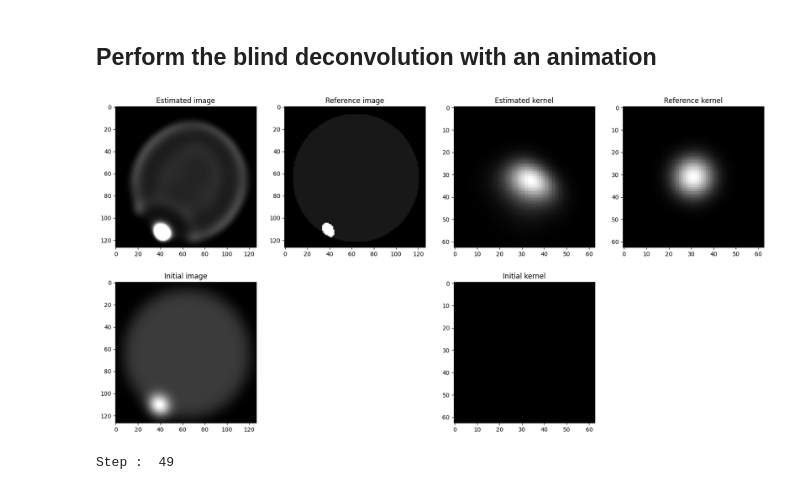
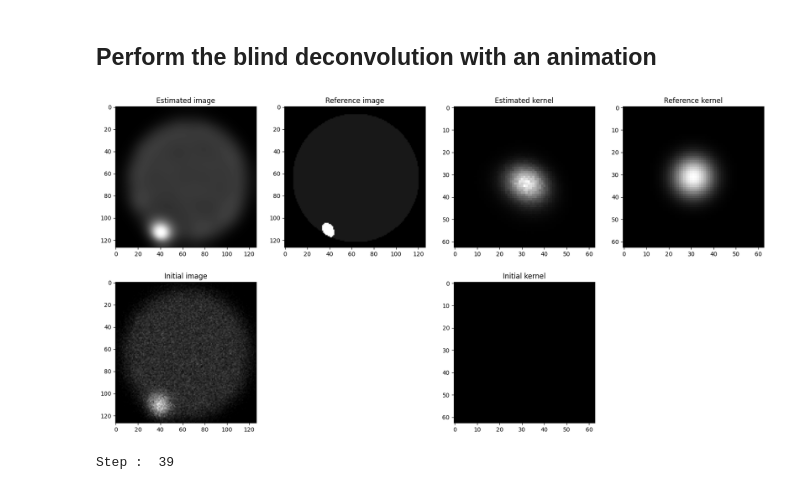
Before and after one commit to Tmodrzyk/richardson-lucy-python, a Jupyter notebook: greyscale.ipynb, the cells around one changed output. Saved outputs shown, nothing was run; the diff lists cells and outputs as text; code cells hidden in the pictures.

Commit message:
Add tv regularization notebook
Test of the denoise_tv_chambolle funtion in skimage

```diff
--- a/greyscale.ipynb
+++ b/greyscale.ipynb
@@ -17,7 +17,7 @@ device = "cuda"
 k_size = 63
 k_std = 6.0
 n_std = 0.1
-n_rate = 0.1
+n_rate = 0.5
 
 # Load the data
 ref = Image.open('img/img_88.png').convert('L')
@@ -35,7 +35,7 @@ noiser = noise.PoissonNoise(n_rate)
 y = gaussianblur(ref)
 
 # Add noise
-# y = noiser(y)
+y = noiser(y)
 plt.imshow(y[0, 0].detach().cpu().numpy(), cmap='gray')
 # %% [output]
 <matplotlib.image.AxesImage at 0x...>
@@ -108,8 +108,10 @@ plt.show()
 # %%
 import torch.nn.functional as F
 from IPython import display
+from skimage.restoration import denoise_tv_chambolle
 
 # Different initializations for the image
+
 # x_0 = torch.ones_like(y)
 x_0 = y
 
@@ -118,10 +120,10 @@ x_0 = y
 gaussianblur = blur.GaussianBlur(k_size, 6.0).to(device)
 
 # k_0 = gaussianblur.get_kernel().view(1, 1, k_size, k_size).to(device)
-k_0 = torch.ones_like(k_ref) / torch.sum(torch.ones_like(k))
+k_0 = torch.ones_like(k_ref) / torch.sum(torch.ones_like(k_ref))
 # k_0 = k
 
-steps = 50
+steps = 40
 k_steps = 1
 im_steps = 1
 
@@ -217,32 +219,34 @@ with torch.no_grad():
             k = k.swapaxes(0, 1)
 
             conv21 = F.conv2d(F.pad(im_deconv, pad_im, mode='replicate'), k, groups=groups) + eps
 
             if filter_epsilon:
                 relative_blur = torch.where(conv21 < filter_epsilon, 0.0, observation / conv21)
             else:
                 relative_blur = observation / conv21
 
             # k_mean = F.conv2d(F.pad(torch.ones_like(im_deconv), pad_im, mode='replicate'), k_T)
             k_T = k_T.swapaxes(0, 1)
             k_mean = F.conv2d(torch.ones_like(F.pad(im_deconv, pad_im)), k_T, groups=groups)
             if filter_epsilon:
                 im_deconv = torch.where(k_mean < filter_epsilon, 0.0, im_deconv / k_mean)
             else:
                 im_deconv /= k_mean
 
             im_deconv *= F.conv2d(F.pad(relative_blur, pad_im, mode='replicate'), k_T, groups=groups) + eps
+            im_deconv = torch.from_numpy(denoise_tv_chambolle(im_deconv.cpu().numpy(), weight=0.5, max_num_iter=50, channel_axis=None)).to(device)
 
             k_T = k_T.swapaxes(0, 1)
             k = k.swapaxes(0, 1)
+
         k = k[:, 0:1, :, :]
         k_T = k_T[:, 0:1, :, :]
         im_deconv_L = torch.sum(im_deconv, dim=1, keepdim=True)
 
         if clip:
             im_deconv = torch.clamp(im_deconv, 0, 1)
 
         im_deconv_T = torch.flip(im_deconv, dims=[2, 3])
 # %% [output]
-[figure, old version]
+[figure, new version]
-Step :  49
+Step :  39
```
Also changed, not shown: parts of 2 cells of this notebook, 2 other files.
